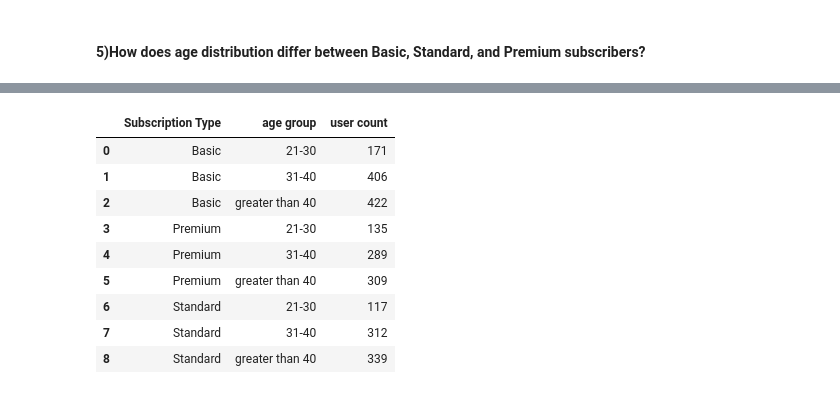
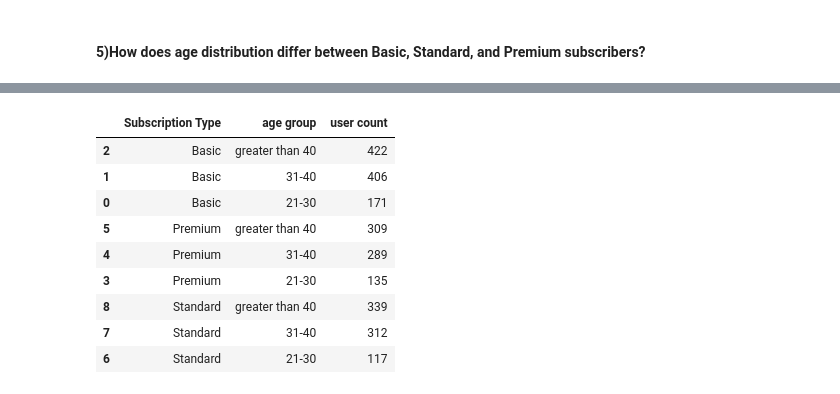
Before and after one commit to vaishnavipatel2805/Python_Libraries_Practice-, a Jupyter notebook: Pandas/Untitled.ipynb, the cells around one changed output, grey strips where cells are left out. Drawn from its saved outputs; the diff is of its cells as text; code cells hidden in the pictures.

```diff
--- a/Pandas/Untitled.ipynb
+++ b/Pandas/Untitled.ipynb
@@ -706,14 +706,14 @@ netflix.sample(5)
 # %%
 users = netflix.groupby(["Subscription Type", "age group"])["User ID"].count().reset_index()
-users.rename(columns = {"User ID" : "user count"})
+users.rename(columns = {"User ID" : "user count"}).sort_values(by= ["Subscription Type", "user count"], ascending = [True, False])
 # %% [output]
 |  | Subscription Type | age group | user count |
+| 2 | Basic | greater than 40 | 422 |
+| 1 | Basic | 31-40 | 406 |
 | 0 | Basic | 21-30 | 171 |
-| 1 | Basic | 31-40 | 406 |
-| 2 | Basic | greater than 40 | 422 |
+| 5 | Premium | greater than 40 | 309 |
+| 4 | Premium | 31-40 | 289 |
 | 3 | Premium | 21-30 | 135 |
-| 4 | Premium | 31-40 | 289 |
-| 5 | Premium | greater than 40 | 309 |
+| 8 | Standard | greater than 40 | 339 |
+| 7 | Standard | 31-40 | 312 |
 | 6 | Standard | 21-30 | 117 |
-| 7 | Standard | 31-40 | 312 |
-| 8 | Standard | greater than 40 | 339 |
```
Also changed, not shown: parts of 23 cells of this notebook.
